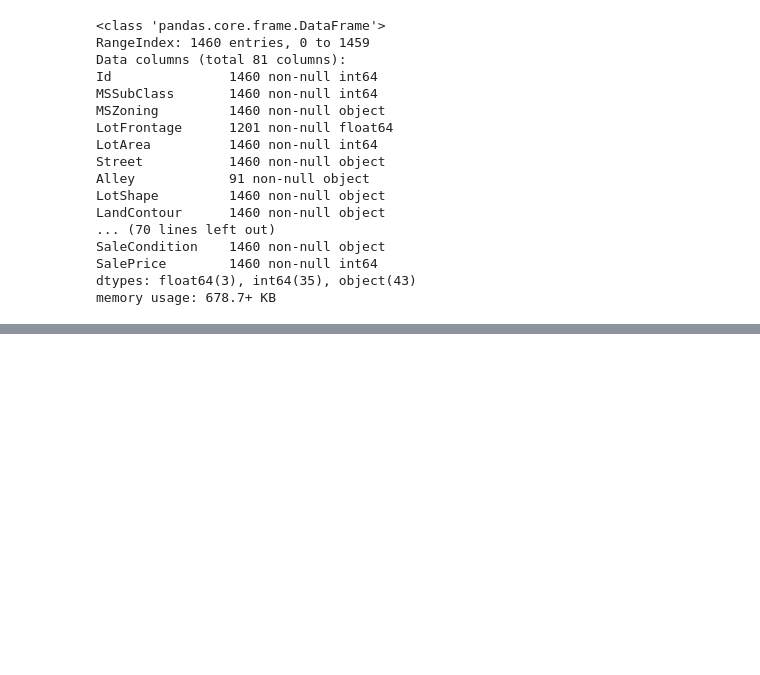
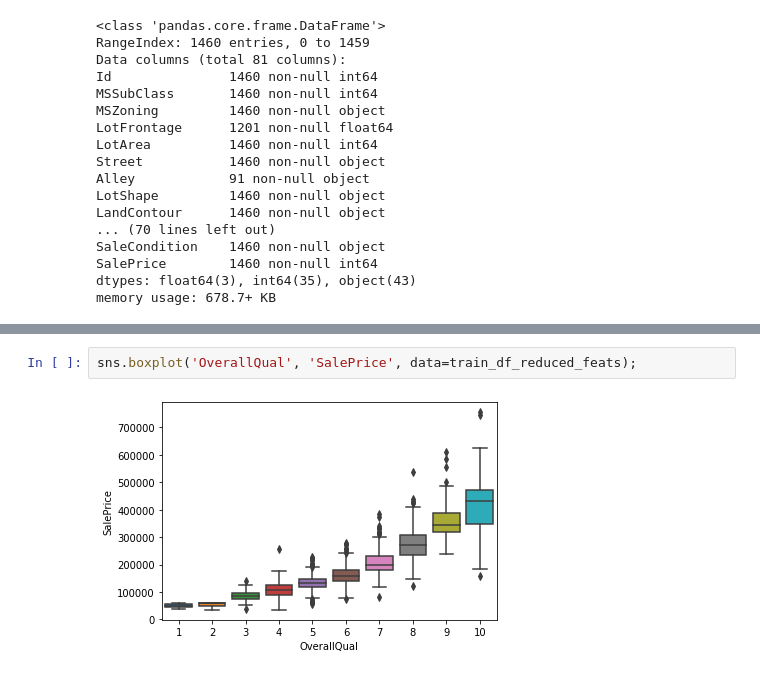
Before and after one commit to W-Tran/advanced-regression-techniques, a Jupyter notebook: advanced-regression-techniques.ipynb, the cells around one changed output, grey strips where cells are left out. Saved outputs shown, nothing was run; the diff lists cells and outputs as text; blank space fills up the shorter version.

```diff
--- a/advanced-regression-techniques.ipynb
+++ b/advanced-regression-techniques.ipynb
@@ -34,0 +57,4 @@ fig = ff.create_distplot(train_df.SalePrice.values, )
+# %%
+sns.boxplot('OverallQual', 'SalePrice', data=train_df_reduced_feats);
+# %% [output]
+[figure, added]
```
Also changed, not shown: parts of 10 cells of this notebook.
